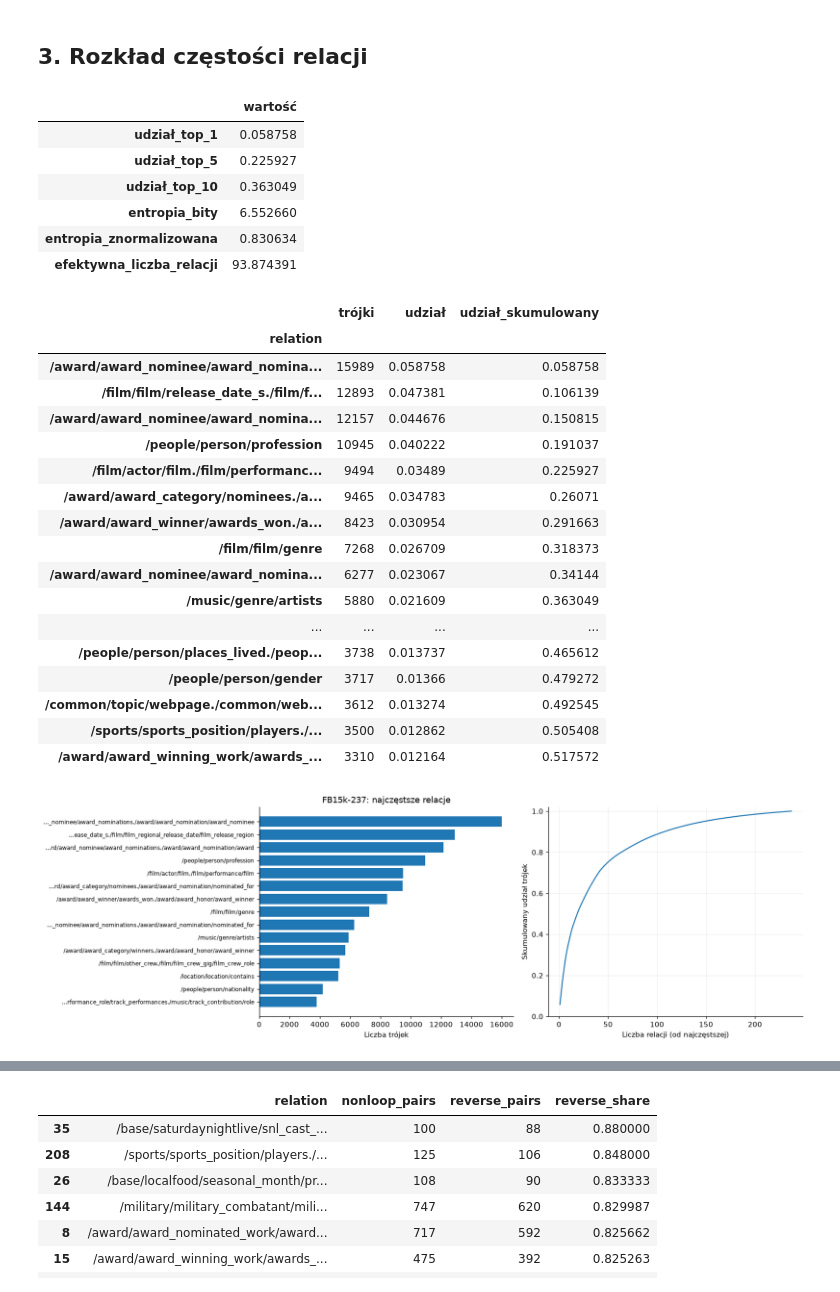
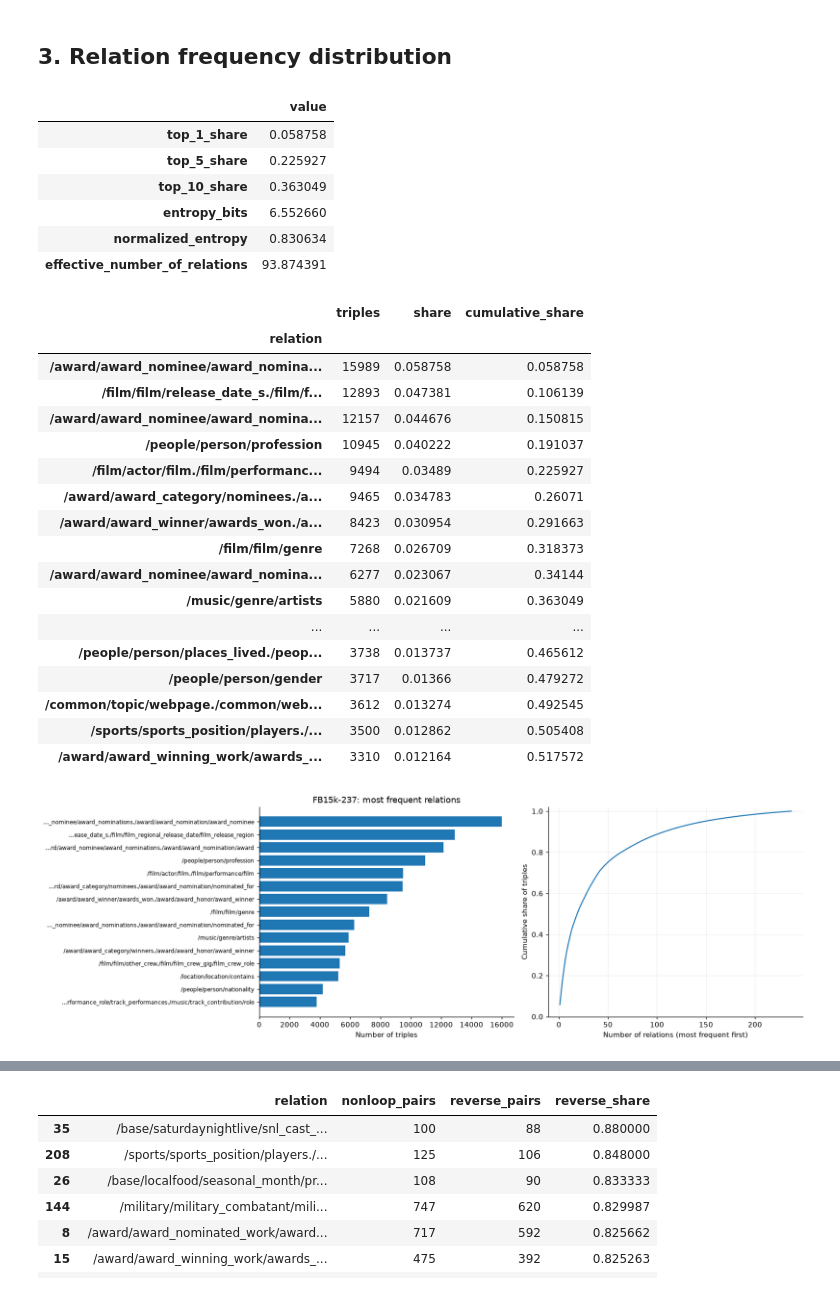
Before and after one commit to marcinperek/SWSN-project, a Jupyter notebook: data/fb15k_eda.ipynb, the cells around one changed output, grey strips where cells are left out. Cells and saved outputs as stored; diff of their text form; code cells hidden in the pictures.

```diff
--- a/data/fb15k_eda.ipynb
+++ b/data/fb15k_eda.ipynb
@@ -142,56 +142,56 @@ assert entity_stats['degree'].sum() == 2 * m
 | 99% | 170.96 | 105.00 | 272.96 | 18.00 | 13.00 | 29.00 |
 | max | 6289.00 | 1325.00 | 7614.00 | 28.00 | 37.00 | 58.00 |
 # %% [markdown]
-## 3. Rozkład częstości relacji
+## 3. Relation frequency distribution
 # %%
 relation_counts = df['relation'].value_counts()
 relation_share = relation_counts / m
 entropy = float(-(relation_share * np.log2(relation_share)).sum())
-relation_balance = pd.Series({'udział_top_1': relation_share.iloc[0],
-                              'udział_top_5': relation_share.head(5).sum(),
-                              'udział_top_10': relation_share.head(10).sum(),
-                              'entropia_bity': entropy,
-                              'entropia_znormalizowana': entropy / np.log2(r) if r > 1 else 0.,
-                              'efektywna_liczba_relacji': 2**entropy})
-display(relation_balance.to_frame('wartość'))
-display(pd.DataFrame({'trójki': relation_counts, 'udział': relation_share,
-                      'udział_skumulowany': relation_share.cumsum()}).head(20))
+relation_balance = pd.Series({'top_1_share': relation_share.iloc[0],
+                              'top_5_share': relation_share.head(5).sum(),
+                              'top_10_share': relation_share.head(10).sum(),
+                              'entropy_bits': entropy,
+                              'normalized_entropy': entropy / np.log2(r) if r > 1 else 0.,
+                              'effective_number_of_relations': 2**entropy})
+display(relation_balance.to_frame('value'))
+display(pd.DataFrame({'triples': relation_counts, 'share': relation_share,
+                      'cumulative_share': relation_share.cumsum()}).head(20))
 fig, axes = plt.subplots(1, 2, figsize=(15, 5))
 labels = [str(x) if len(str(x)) <= 65 else '…' + str(x)[-64:] for x in relation_counts.head(TOP_K).index]
 axes[0].barh(range(len(labels)), relation_counts.head(TOP_K).values)
 axes[0].set_yticks(range(len(labels)), labels=labels, fontsize=8)
 axes[0].invert_yaxis()
-axes[0].set(xlabel='Liczba trójek', title=f'{DATASET}: najczęstsze relacje')
+axes[0].set(xlabel='Number of triples', title=f'{DATASET}: most frequent relations')
 axes[1].plot(np.arange(1, r + 1), relation_share.cumsum().values)
-axes[1].set(xlabel='Liczba relacji (od najczęstszej)', ylabel='Skumulowany udział trójek', ylim=(0, 1.02))
+axes[1].set(xlabel='Number of relations (most frequent first)', ylabel='Cumulative share of triples', ylim=(0, 1.02))
 axes[1].grid(alpha=.2)
 plt.tight_layout()
 plt.show()
 # %% [output]
-|  | wartość |
-| udział_top_1 | 0.058758 |
-| udział_top_5 | 0.225927 |
-| udział_top_10 | 0.363049 |
-| entropia_bity | 6.552660 |
-| entropia_znormalizowana | 0.830634 |
-| efektywna_liczba_relacji | 93.874391 |
+|  | value |
+| top_1_share | 0.058758 |
+| top_5_share | 0.225927 |
+| top_10_share | 0.363049 |
+| entropy_bits | 6.552660 |
+| normalized_entropy | 0.830634 |
+| effective_number_of_relations | 93.874391 |
-|  | trójki | udział | udział_skumulowany |
+|  | triples | share | cumulative_share |
 | relation |  |  |  |
 | /award/award_nominee/award_nomina... | 15989 | 0.058758 | 0.058758 |
 | /film/film/release_date_s./film/f... | 12893 | 0.047381 | 0.106139 |
 | /award/award_nominee/award_nomina... | 12157 | 0.044676 | 0.150815 |
 | /people/person/profession | 10945 | 0.040222 | 0.191037 |
 | /film/actor/film./film/performanc... | 9494 | 0.03489 | 0.225927 |
 | /award/award_category/nominees./a... | 9465 | 0.034783 | 0.26071 |
 | /award/award_winner/awards_won./a... | 8423 | 0.030954 | 0.291663 |
 | /film/film/genre | 7268 | 0.026709 | 0.318373 |
 | /award/award_nominee/award_nomina... | 6277 | 0.023067 | 0.34144 |
 | /music/genre/artists | 5880 | 0.021609 | 0.363049 |
 | ... | ... | ... | ... |
 | /people/person/places_lived./peop... | 3738 | 0.013737 | 0.465612 |
 | /people/person/gender | 3717 | 0.01366 | 0.479272 |
 | /common/topic/webpage./common/web... | 3612 | 0.013274 | 0.492545 |
 | /sports/sports_position/players./... | 3500 | 0.012862 | 0.505408 |
 | /award/award_winning_work/awards_... | 3310 | 0.012164 | 0.517572 |
-[figure, old version]
+[figure, new version]
 # %% [markdown]
```
Also changed, not shown: parts of 22 cells of this notebook, 2 other files.
